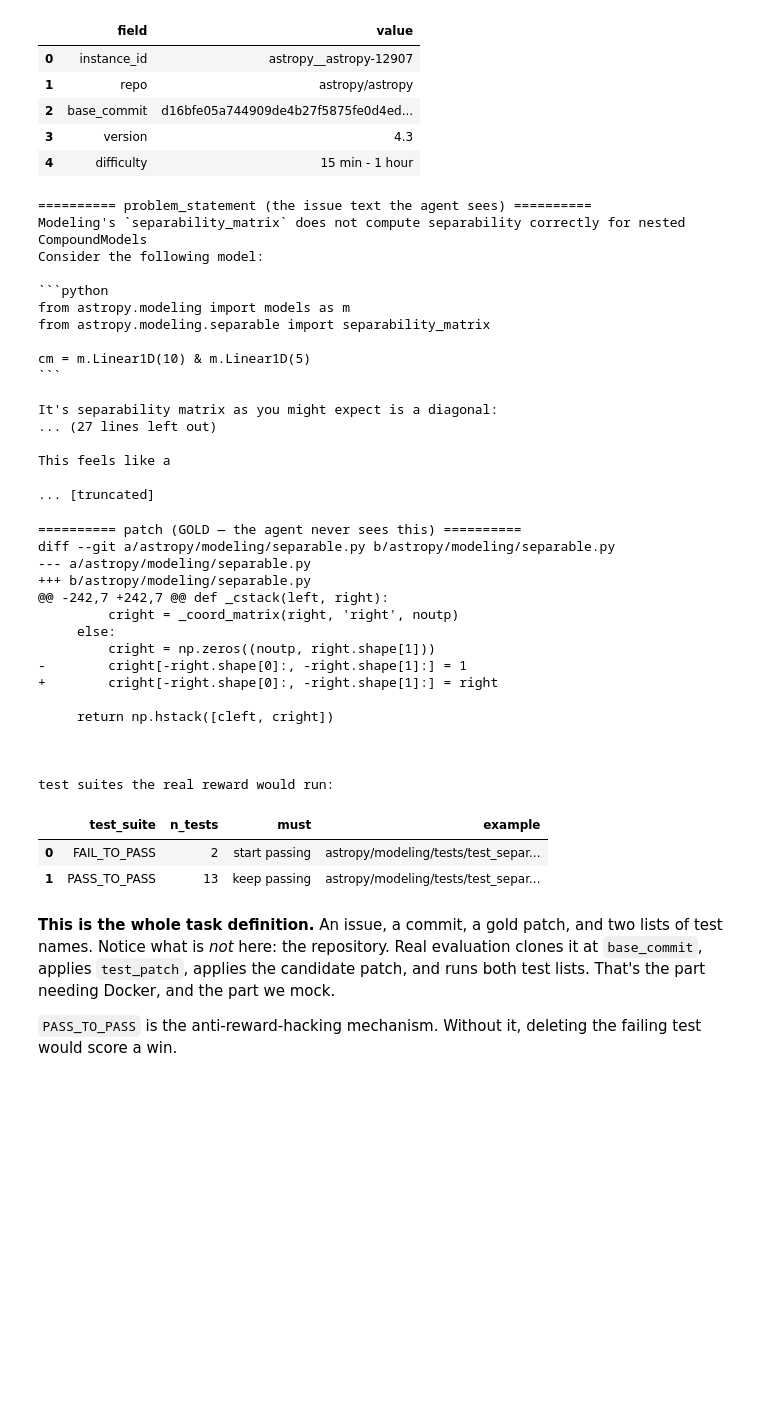
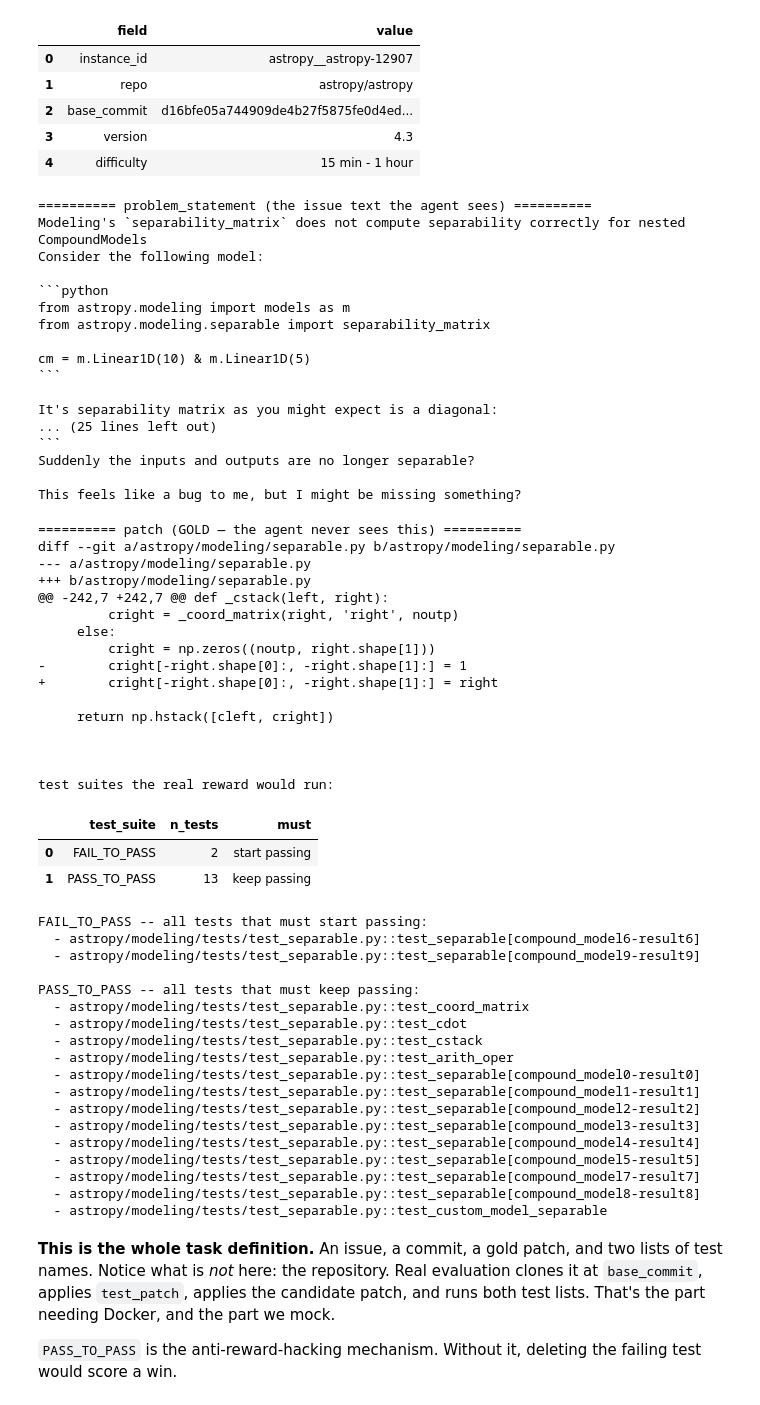
Before and after one commit to abgoswam/swe_in_prod_vizuara_01, a Jupyter notebook: swe_grpo_one_step.ipynb, the cells around one changed output. Drawn from its saved outputs; the diff is of its cells as text; code cells hidden in the pictures; blank space fills up the shorter version.

````diff
--- a/swe_grpo_one_step.ipynb
+++ b/swe_grpo_one_step.ipynb
@@ -29,6 +29,9 @@ import numpy as np
 import pandas as pd
 from IPython.display import display
 
+for _opt in ["display.max_colwidth", "display.max_rows", "display.max_columns", "display.width"]:
+    pd.set_option(_opt, None)
+
 random.seed(0); torch.manual_seed(0)
 DEV = "cuda" if torch.cuda.is_available() else "cpu"
 print("device:", DEV)
@@ -72,8 +75,7 @@ Dataset({
 | 4 | difficulty | 15 min - 1 hour |
 # %%
 print("========== problem_statement (the issue text the agent sees) ==========")
-print(inst["problem_statement"][:1200])
-print("\n... [truncated]")
+print(inst["problem_statement"])
 # %% [output]
 ========== problem_statement (the issue text the agent sees) ==========
 Modeling's `separability_matrix` does not compute separability correctly for nested CompoundModels
@@ -87,44 +89,67 @@ cm = m.Linear1D(10) & m.Linear1D(5)
 ```
 
 It's separability matrix as you might expect is a diagonal:
-... (27 lines left out)
+... (25 lines left out)
+```
+Suddenly the inputs and outputs are no longer separable?
 
-This feels like a
-
-... [truncated]
+This feels like a bug to me, but I might be missing something?
 # %%
 print("========== patch (GOLD — the agent never sees this) ==========")
 print(inst["patch"])
 
 fail_to_pass = json.loads(inst["FAIL_TO_PASS"])
 pass_to_pass = json.loads(inst["PASS_TO_PASS"])
 print("\ntest suites the real reward would run:")
 display(pd.DataFrame({
     "test_suite": ["FAIL_TO_PASS", "PASS_TO_PASS"],
     "n_tests":    [len(fail_to_pass), len(pass_to_pass)],
     "must":       ["start passing", "keep passing"],
-    "example":    [fail_to_pass[0] if fail_to_pass else "", pass_to_pass[0] if pass_to_pass else ""],
 }))
+print("\nFAIL_TO_PASS -- all tests that must start passing:")
+for t in fail_to_pass:
+    print("  -", t)
+print("\nPASS_TO_PASS -- all tests that must keep passing:")
+for t in pass_to_pass:
+    print("  -", t)
 # %% [output]
 ========== patch (GOLD — the agent never sees this) ==========
 diff --git a/astropy/modeling/separable.py b/astropy/modeling/separable.py
 --- a/astropy/modeling/separable.py
 +++ b/astropy/modeling/separable.py
 @@ -242,7 +242,7 @@ def _cstack(left, right):
          cright = _coord_matrix(right, 'right', noutp)
      else:
          cright = np.zeros((noutp, right.shape[1]))
 -        cright[-right.shape[0]:, -right.shape[1]:] = 1
 +        cright[-right.shape[0]:, -right.shape[1]:] = right
 
      return np.hstack([cleft, cright])
 
 
 
 test suites the real reward would run:
-|  | test_suite | n_tests | must | example |
-| 0 | FAIL_TO_PASS | 2 | start passing | astropy/modeling/tests/test_separ... |
-| 1 | PASS_TO_PASS | 13 | keep passing | astropy/modeling/tests/test_separ... |
+|  | test_suite | n_tests | must |
+| 0 | FAIL_TO_PASS | 2 | start passing |
+| 1 | PASS_TO_PASS | 13 | keep passing |
+FAIL_TO_PASS -- all tests that must start passing:
+  - astropy/modeling/tests/test_separable.py::test_separable[compound_model6-result6]
+  - astropy/modeling/tests/test_separable.py::test_separable[compound_model9-result9]
+
+PASS_TO_PASS -- all tests that must keep passing:
+  - astropy/modeling/tests/test_separable.py::test_coord_matrix
+  - astropy/modeling/tests/test_separable.py::test_cdot
+  - astropy/modeling/tests/test_separable.py::test_cstack
+  - astropy/modeling/tests/test_separable.py::test_arith_oper
+  - astropy/modeling/tests/test_separable.py::test_separable[compound_model0-result0]
+  - astropy/modeling/tests/test_separable.py::test_separable[compound_model1-result1]
+  - astropy/modeling/tests/test_separable.py::test_separable[compound_model2-result2]
+  - astropy/modeling/tests/test_separable.py::test_separable[compound_model3-result3]
+  - astropy/modeling/tests/test_separable.py::test_separable[compound_model4-result4]
+  - astropy/modeling/tests/test_separable.py::test_separable[compound_model5-result5]
+  - astropy/modeling/tests/test_separable.py::test_separable[compound_model7-result7]
+  - astropy/modeling/tests/test_separable.py::test_separable[compound_model8-result8]
+  - astropy/modeling/tests/test_separable.py::test_custom_model_separable
 # %% [markdown]
 **This is the whole task definition.** An issue, a commit, a gold patch, and two
 lists of test names. Notice what is *not* here: the repository. Real evaluation
````
Also changed, not shown: parts of 3 cells of this notebook.
